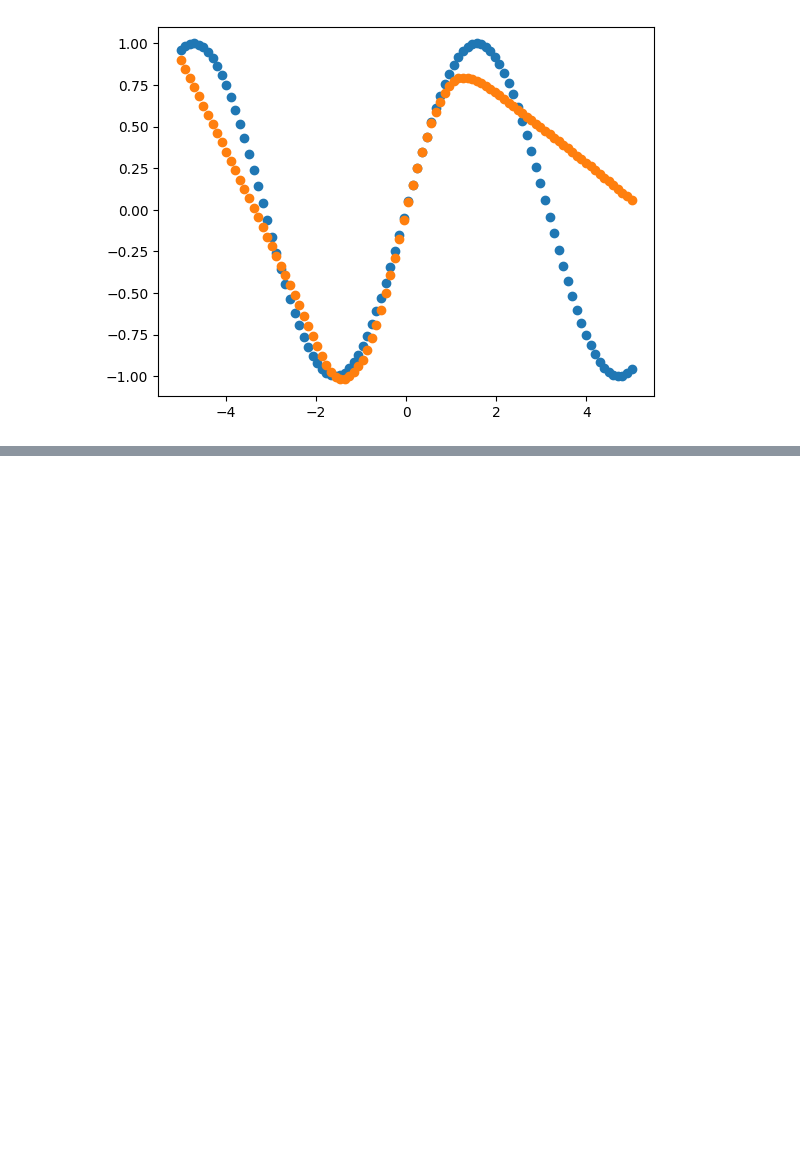
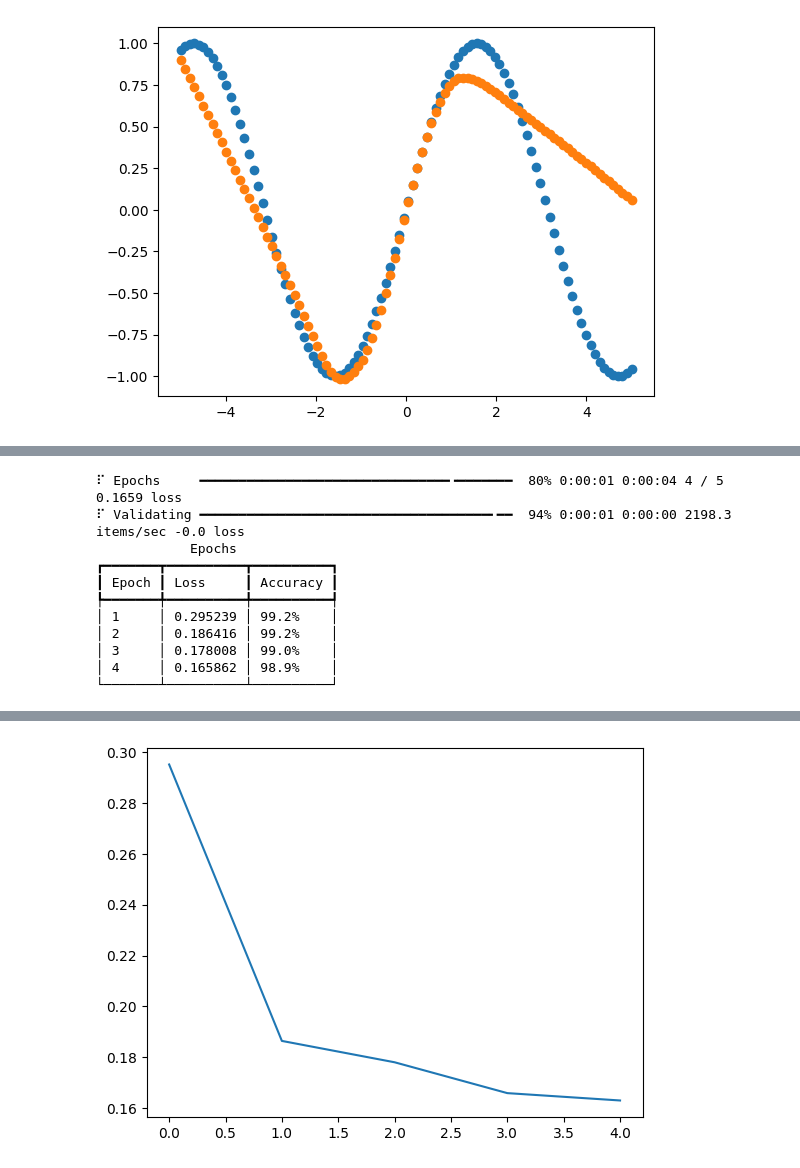
Before and after one commit to Daynil/neural-net-experiments, a Jupyter notebook: learning_neural_nets.ipynb, the cells around one changed output, grey strips where cells are left out. Cells and saved outputs as stored; diff of their text form; code cells hidden in the pictures; blank space fills up the shorter version.

```diff
--- a/learning_neural_nets.ipynb
+++ b/learning_neural_nets.ipynb
@@ -130,0 +207,68 @@ mse: 0.20895297825336456
+# %%
+# Simple classification dataset with 4 colors of dots in clusters
+num_classes = 4
+# Just the dimensionality (x, y) coords, so 2 dims
+num_features = 2
+blobs = make_blobs(
+    n_samples=1000,
+    n_features=num_features,
+    centers=num_classes,
+    cluster_std=1.5,
+    random_state=42)
+# x, y coords
+blobs_X = blobs[0]
+# Labels
+blobs_y = blobs[1]
+
+# Already a 2d array, don't need to unsqueeze X
+X = torch.from_numpy(blobs_X).type(torch.float)
+# Since we are outputting 4 classes, we need to one-hot encode the label integer
+y = torch.nn.functional.one_hot(
+    # One hot requires an int64
+    torch.from_numpy(blobs_y).type(torch.int64),
+    num_classes=num_classes
+# But output requires a float
+).type(torch.float)
+
+
+dataset = list(zip(X, y))
+
+# A simple model
+model = torch.nn.Sequential(
+    torch.nn.Linear(num_features, 1000),
+    torch.nn.ReLU(),
+    torch.nn.Linear(1000, num_classes)
+).to("cuda")
+
+epochs = 5
+
+optimizer = torch.optim.SGD(model.parameters(), lr=0.1)
+scheduler = None
+
+learner = learning.Learner(
+    data_loaders=learning.DataLoaders(
+        torch.utils.data.DataLoader(dataset, batch_size=10),
+        torch.utils.data.DataLoader(dataset, batch_size=10),
+        torch.utils.data.DataLoader(dataset, batch_size=10)
+    ),
+    model=model,
+    loss_function=torch.nn.CrossEntropyLoss(),
+    optimizer=optimizer,
+    scheduler=scheduler,
+    device="cuda"
+    # device="cpu"
+)
+learner.train_model(epochs)
+learner.plot_epoch_data()
+# %% [output]
+⠏ Epochs     ━━━━━━━━━━━━━━━━━━━━━━━━━━━━━━━━╺━━━━━━━  80% 0:00:01 0:00:04 4 / 5 0.1659 loss
+⠏ Validating ━━━━━━━━━━━━━━━━━━━━━━━━━━━━━━━━━━━━━╸━━  94% 0:00:01 0:00:00 2198.3 items/sec -0.0 loss
+            Epochs
+┏━━━━━━━┳━━━━━━━━━━┳━━━━━━━━━━┓
+┃ Epoch ┃ Loss     ┃ Accuracy ┃
+┡━━━━━━━╇━━━━━━━━━━╇━━━━━━━━━━┩
+│ 1     │ 0.295239 │ 99.2%    │
+│ 2     │ 0.186416 │ 99.2%    │
+│ 3     │ 0.178008 │ 99.0%    │
+│ 4     │ 0.165862 │ 98.9%    │
+└───────┴──────────┴──────────┘
@@ -130,0 +277 @@ mse: 0.20895297825336456
+[figure, added]
```
Also changed, not shown: parts of 11 cells of this notebook, 7 other files.
